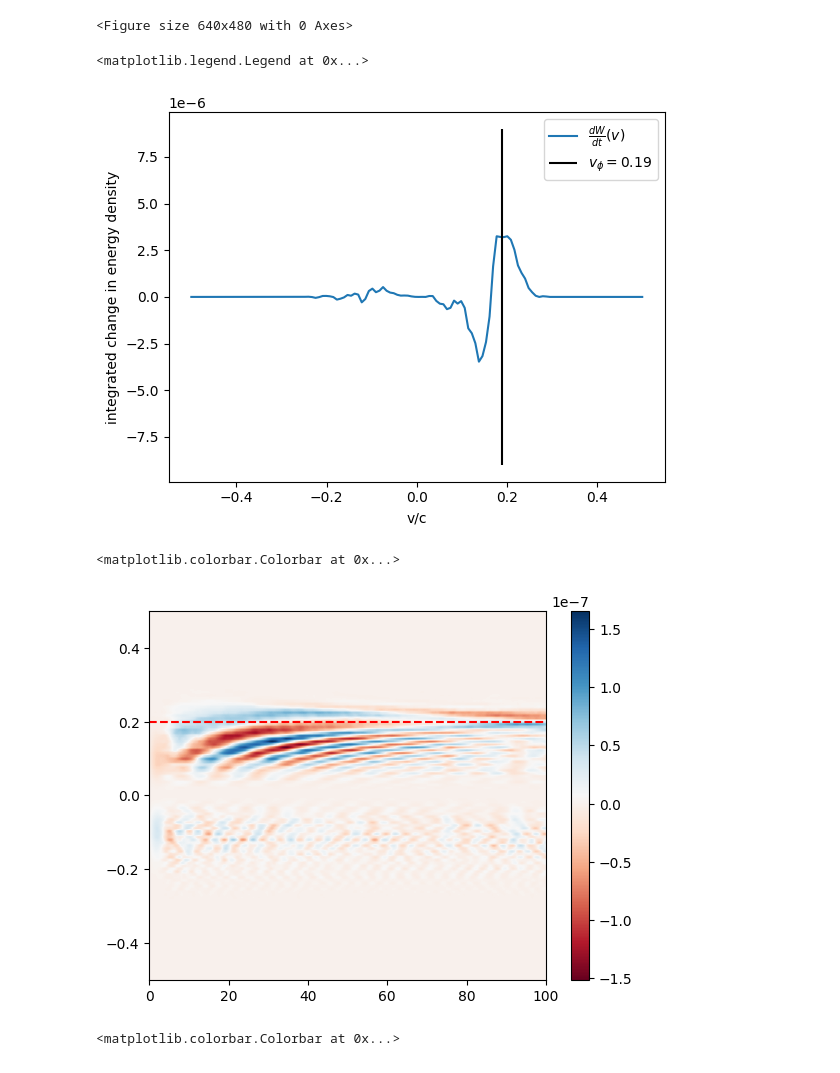
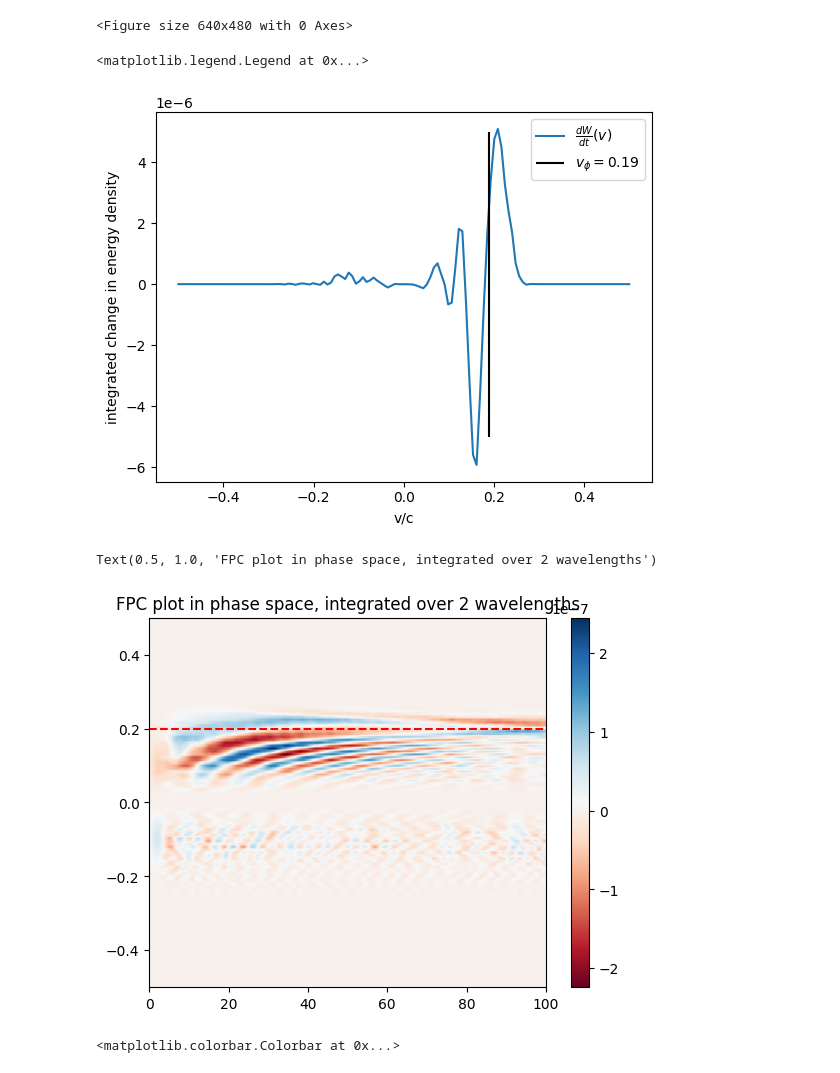
Before and after one commit to dschneidinger/222B_Landau_Damping_2024, a Jupyter notebook: 2-Landau_damping_in_PIC/EPW/kld-0.33_vth_0.055c_2x_amp/FPC-code-0.33_2x.ipynb, the cells around one changed output. Cells and saved outputs as stored; diff of their text form; code cells hidden in the pictures.

```diff
--- a/2-Landau_damping_in_PIC/EPW/kld-0.33_vth_0.055c_2x_amp/FPC-code-0.33_2x.ipynb
+++ b/2-Landau_damping_in_PIC/EPW/kld-0.33_vth_0.055c_2x_amp/FPC-code-0.33_2x.ipynb
@@ -6,7 +6,7 @@ import matplotlib.pyplot as plt
 import matplotlib.animation as manimation
 from FPC_define import *
 # %%
-A, B = FPC('EPW-alves')
+A, B, C= FPC('EPW-alves')
 # %% [markdown]
 We are interested to see the energy transfer in velocity space, so we need to integrate over x
 
@@ -64,7 +65,7 @@ with writer.saving(fig, f"FPC_movie_kld-0.3_{500}.mp4", dpi=400):
 # %% [output]
 <Figure size 640x480 with 0 Axes>
 # %%
-T = 20 # start of the time window at which I integrate over
+T = 100 # start of the time window at which I integrate over
 interval = 196 # length of the time interval
 time_interval = [T,T+interval]
 A_full_int = 1/interval * np.trapz(A_int_wrt_x[:,time_interval[0]:time_interval[1]], axis = 1)
@@ -72,7 +73,7 @@ B_full_int = 1/interval * np.trapz(B_int_wrt_x[:,time_interval[0]:time_interval[
 plt.plot(np.linspace(-0.5,0.5, len(B_full_int)),B_full_int,label = r'$\frac{dW}{dt}(v)$')
 # plt.scatter(np.linspace(-0.3,0.3, len(A_full_int)),A_full_int+B_full_int, label = r'$\frac{dW}{dt}(v)$ with v $\cdot \nabla$ term')
 vphase = 0.19
-plt.vlines([vphase],ymin=-9e-6,ymax=9e-6, label = r'$v_{\phi} =$'+ str(vphase), colors = 'black')
+plt.vlines([vphase],ymin=-5e-6,ymax=5e-6, label = r'$v_{\phi} =$'+ str(vphase), colors = 'black')
 # plt.xlim(0,0.2)
 # plt.ylim(-0.0004,0.0004)
 plt.ylabel('integrated change in energy density')
@@ -81,15 +82,16 @@ plt.xlabel('v/c')
 plt.legend()
 # %% [output]
 <matplotlib.legend.Legend at 0x...>
-[figure, old version]
+[figure, new version]
 # %%
 delta = 65
-A_int_wrt_x = np.trapz((1./96)*A[:,16:16+delta,:], axis = 1)
-B_int_wrt_x = np.trapz((1./96)*B[:,16:16+delta,:], axis = 1)
+A_int_wrt_x = np.trapz((1./delta)*A[:,16:16+delta,:], axis = 1)
+B_int_wrt_x = np.trapz((1./delta)*B[:,16:16+delta,:], axis = 1)
 plt.imshow(B_int_wrt_x, origin='lower',extent=[0,100,-0.5,0.5], aspect='auto', cmap = 'RdBu', interpolation=None)
 plt.axhline(y = 0.199, color = 'r', linestyle = '--')
 plt.colorbar()
+plt.title("FPC plot in phase space, integrated over 2 wavelengths")
 # %% [output]
-<matplotlib.colorbar.Colorbar at 0x...>
+Text(0.5, 1.0, 'FPC plot in phase space, integrated over 2 wavelengths')
-[figure, old version]
+[figure, new version]
 # %%
```
Also changed, not shown: parts of 6 cells of this notebook, 2 other files.
